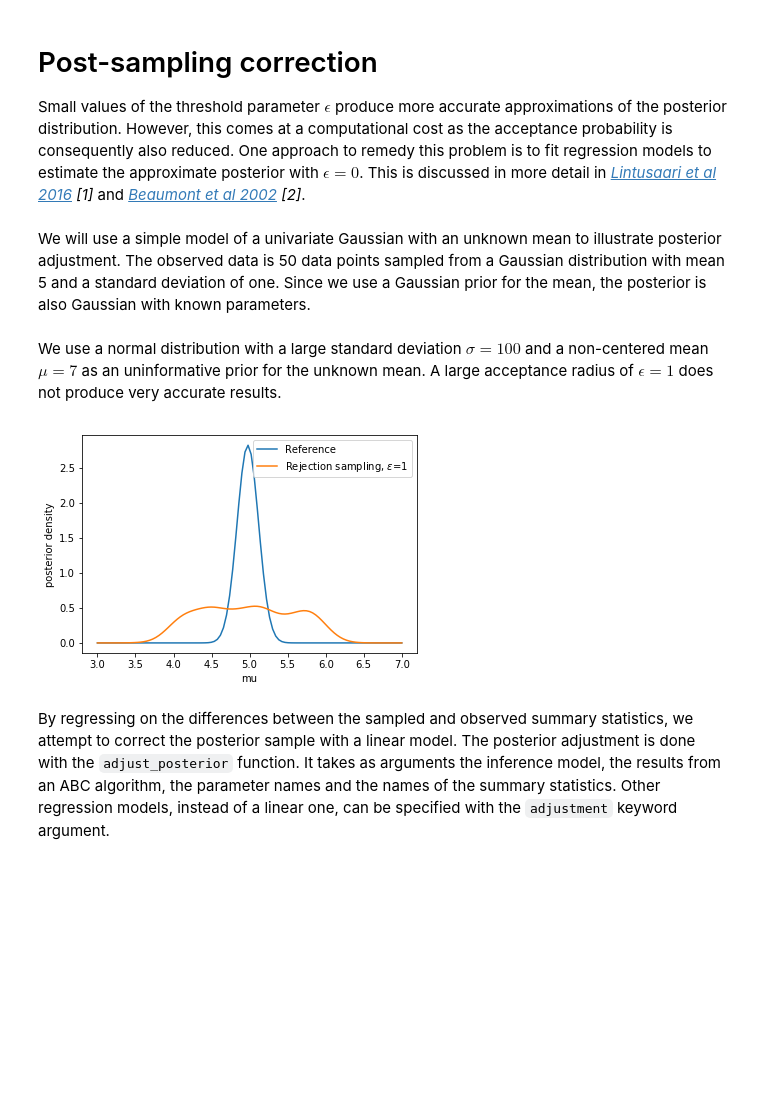
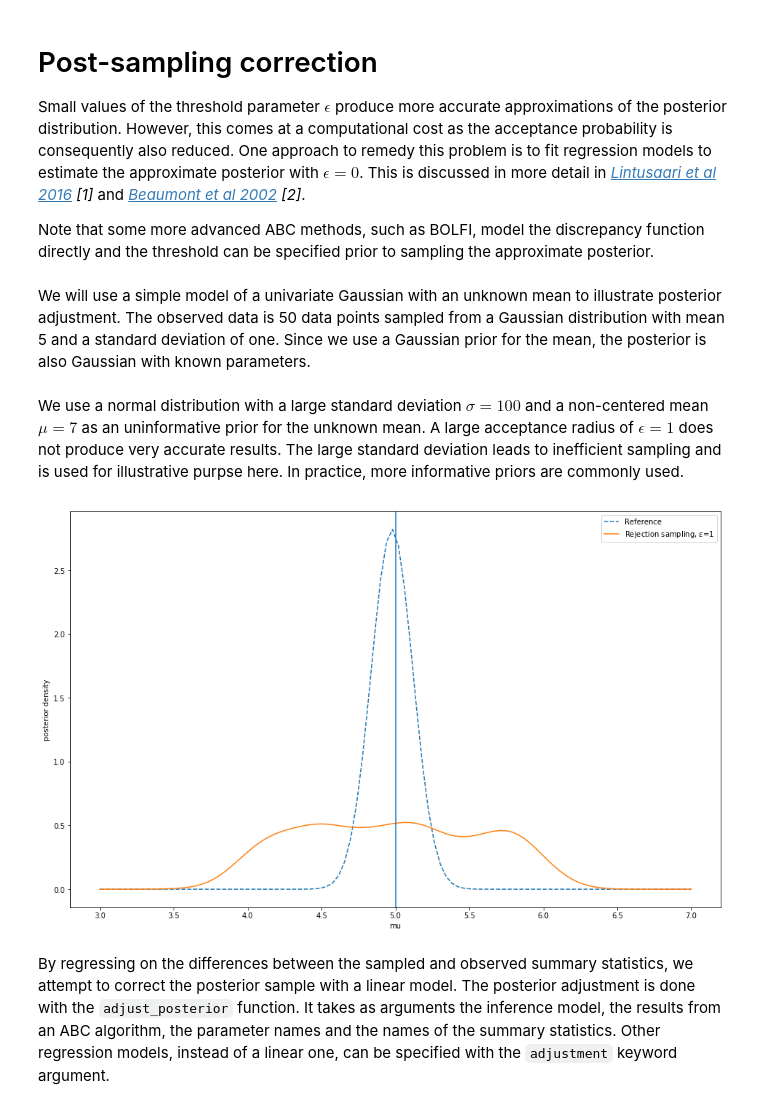
Before and after one commit to elfi-dev/notebooks, a Jupyter notebook: ELFI_post-sampling_correction.ipynb, the cells around one changed output. Cells and saved outputs as stored; diff of their text form; code cells hidden in the pictures; blank space fills up the shorter version.

```diff
--- a/ELFI_post-sampling_correction.ipynb
+++ b/ELFI_post-sampling_correction.ipynb
@@ -2,6 +2,8 @@
 # Post-sampling correction
 
 Small values of the threshold parameter $\epsilon$ produce more accurate approximations of the posterior distribution. However, this comes at a computational cost as the acceptance probability is consequently also reduced. One approach to remedy this problem is to fit regression models to estimate the approximate posterior with $\epsilon = 0$. This is discussed in more detail in [*Lintusaari et al 2016*](https://doi.org/10.1093/sysbio/syw077) *[1]* and [*Beaumont et al 2002*](http://www.genetics.org/content/162/4/2025) *[2]*.
+
+Note that some more advanced ABC methods, such as BOLFI, model the discrepancy function directly and the threshold can be specified prior to sampling the approximate posterior.
 # %%
 %matplotlib inline
 import numpy as np
@@ -34,32 +36,33 @@ n = y_obs.shape[1]
 mu1 = (mu0/sigma0**2 + y_obs.sum()/sigma**2)/(1/sigma0**2 + n/sigma**2)
 sigma1 = (1/sigma0**2 + n/sigma**2)**(-0.5)
 # %% [markdown]
-We use a normal distribution with a large standard deviation $\sigma = 100$ and a non-centered mean $\mu = 7$ as an uninformative prior for the unknown mean. A large acceptance radius of $\epsilon = 1$ does not produce very accurate results.
+We use a normal distribution with a large standard deviation $\sigma = 100$ and a non-centered mean $\mu = 7$ as an uninformative prior for the unknown mean. A large acceptance radius of $\epsilon = 1$ does not produce very accurate results. The large standard deviation leads to inefficient sampling and is used for illustrative purpse here. In practice, more informative priors are commonly used.
 # %%
 # Model
 m = elfi.ElfiModel(set_current=False)
 sim_fn = partial(gauss.Gauss, sigma=sigma, n_obs=n_obs)
 elfi.Prior('norm', mu0, sigma0, model=m, name='mu')
 elfi.Simulator(sim_fn, m['mu'], observed=y_obs, name='Gauss')
 elfi.Summary(lambda x: x.mean(axis=1), m['Gauss'], name='S1')
 elfi.Distance('euclidean', m['S1'], name='d')
 
-res = elfi.Rejection(m['d'], outputs=['S1'], batch_size=batch_size, seed=seed).sample(1000, threshold=1)
+res = elfi.Rejection(m['d'], output_names=['S1'], batch_size=batch_size, seed=seed).sample(1000, threshold=1)
 original = res.outputs['mu']
 original = original[np.isfinite(original)] # omit non-finite values
 
 # Kernel density estimate for visualization
 kde = ss.gaussian_kde(original)
 
-plt.figure()
+plt.figure(figsize=(16,10))
 t = np.linspace(3, 7, 100)
-plt.plot(t, ss.norm(loc=mu1, scale=sigma1).pdf(t))
+plt.plot(t, ss.norm(loc=mu1, scale=sigma1).pdf(t), '--')
 plt.plot(t, kde.pdf(t))
 plt.legend(['Reference', 'Rejection sampling, $\epsilon$=1'])
 plt.xlabel('mu')
-plt.ylabel('posterior density');
+plt.ylabel('posterior density')
+plt.axvline(x=mu);
 # %% [output]
-[figure, old version]
+[figure, new version]
 # %% [markdown]
 By regressing on the differences between the sampled and observed summary statistics, we attempt to correct the posterior sample with a linear model. The posterior adjustment is done with the `adjust_posterior` function. It takes as arguments the inference model, the results from an ABC algorithm, the parameter names and the names of the summary statistics.
 Other regression models, instead of a linear one, can be specified with the `adjustment` keyword argument.
```
Also changed, not shown: parts of 5 cells of this notebook.
